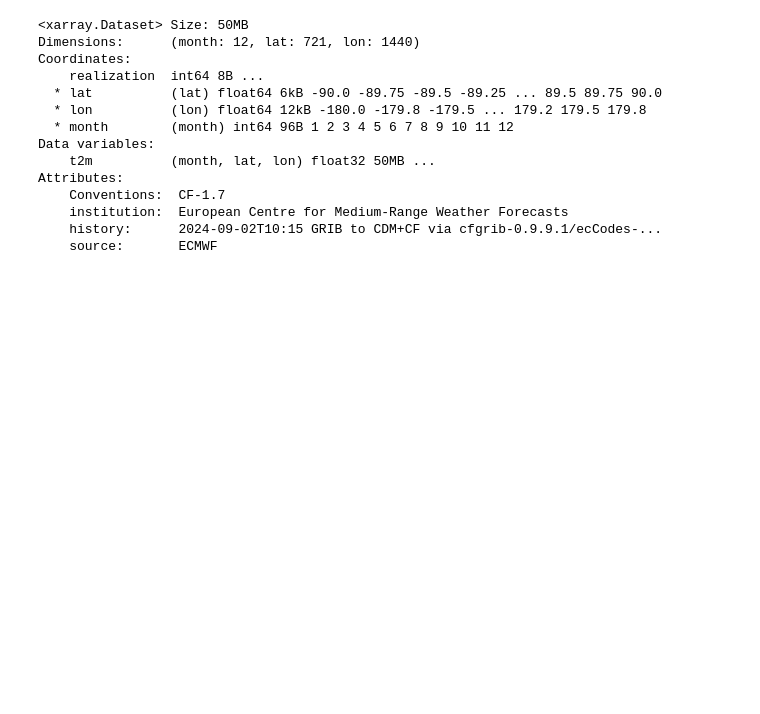
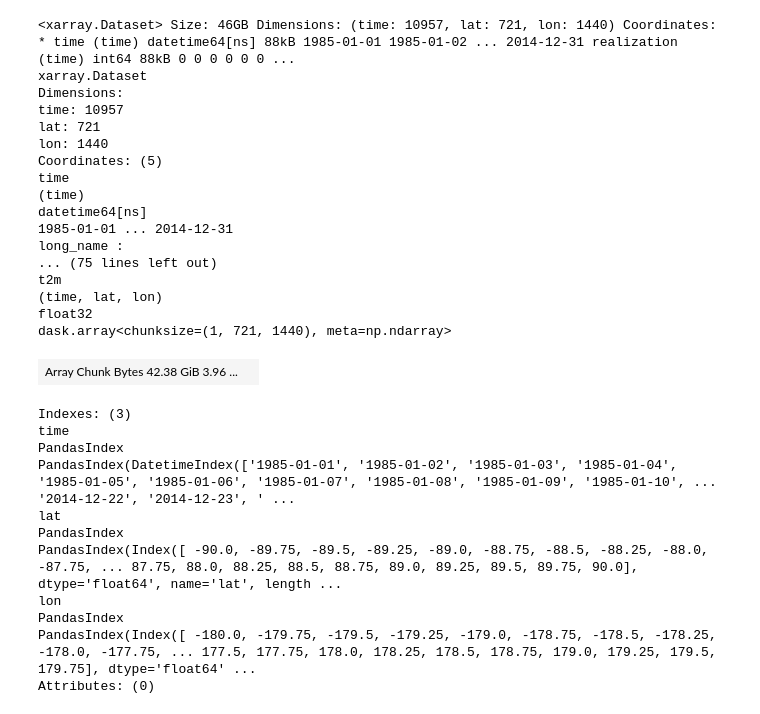
Before and after one commit to anlawyer/clim680, a Jupyter notebook: composite-analysis.ipynb, the cells around one changed output. Saved outputs shown, nothing was run; the diff lists cells and outputs as text; code cells hidden in the pictures; blank space fills up the shorter version.

```diff
--- a/composite-analysis.ipynb
+++ b/composite-analysis.ipynb
@@ -5,21 +7,48 @@ import pandas as pd
-# %%
-# load in dataset with monthly t2m means across the globe from 1985-2014
-t2m_means = xr.open_dataset('/home/alawyer2/era5-data/all-monthly-means.nc')
-t2m_means
-# %% [output]
-<xarray.Dataset> Size: 50MB
-Dimensions:      (month: 12, lat: 721, lon: 1440)
-Coordinates:
-    realization  int64 8B ...
-  * lat          (lat) float64 6kB -90.0 -89.75 -89.5 -89.25 ... 89.5 89.75 90.0
-  * lon          (lon) float64 12kB -180.0 -179.8 -179.5 ... 179.2 179.5 179.8
-  * month        (month) int64 96B 1 2 3 4 5 6 7 8 9 10 11 12
-Data variables:
-    t2m          (month, lat, lon) float32 50MB ...
-Attributes:
-    Conventions:  CF-1.7
-    institution:  European Centre for Medium-Range Weather Forecasts
-    history:      2024-09-02T10:15 GRIB to CDM+CF via cfgrib-0.9.9.1/ecCodes-...
-    source:       ECMWF
+# %%
+# load in dataset with monthly t2m means across the globe from 1985-2014
+t2m_means = xr.open_dataset('/home/alawyer2/era5-data/all-monthly-means.nc')
+
+# load in original data to compare with means
+years = range(1985, 2015)
+directory_path = '/projects/lortizur/cop_climate/era5/'
+files_list = [directory_path+f for f in os.listdir(directory_path) if int(f[-10:-6]) in years]
+ds = xr.open_mfdataset(files_list)
+
+# convert K to ºC
+ds['t2m'] = (ds['t2m'] - 273.15).assign_attrs(units='degC')
+
+# calculate anomalies
+t2m_anoms = ds.groupby('time.month') - t2m_means
+t2m_anoms
+# %% [output]
+<xarray.Dataset> Size: 46GB Dimensions: (time: 10957, lat: 721, lon: 1440) Coordinates: * time (time) datetime64[ns] 88kB 1985-01-01 1985-01-02 ... 2014-12-31 realization (time) int64 88kB 0 0 0 0 0 0 ...
+xarray.Dataset
+Dimensions:
+time: 10957
+lat: 721
+lon: 1440
+Coordinates: (5)
+time
+(time)
+datetime64[ns]
+1985-01-01 ... 2014-12-31
+long_name :
+... (75 lines left out)
+t2m
+(time, lat, lon)
+float32
+dask.array<chunksize=(1, 721, 1440), meta=np.ndarray>
+| Array Chunk Bytes 42.38 GiB 3.96 ... |  |
+Indexes: (3)
+time
+PandasIndex
+PandasIndex(DatetimeIndex(['1985-01-01', '1985-01-02', '1985-01-03', '1985-01-04', '1985-01-05', '1985-01-06', '1985-01-07', '1985-01-08', '1985-01-09', '1985-01-10', ... '2014-12-22', '2014-12-23', ' ...
+lat
+PandasIndex
+PandasIndex(Index([ -90.0, -89.75, -89.5, -89.25, -89.0, -88.75, -88.5, -88.25, -88.0, -87.75, ... 87.75, 88.0, 88.25, 88.5, 88.75, 89.0, 89.25, 89.5, 89.75, 90.0], dtype='float64', name='lat', length ...
+lon
+PandasIndex
+PandasIndex(Index([ -180.0, -179.75, -179.5, -179.25, -179.0, -178.75, -178.5, -178.25, -178.0, -177.75, ... 177.5, 177.75, 178.0, 178.25, 178.5, 178.75, 179.0, 179.25, 179.5, 179.75], dtype='float64' ...
+Attributes: (0)
 # %%
 # load in AMO (Atlantic Multidecadal Oscillation) Index dataset, downloaded from https://psl.noaa.gov/data/timeseries/AMO/
```
Also changed, not shown: parts of 2 cells of this notebook.
